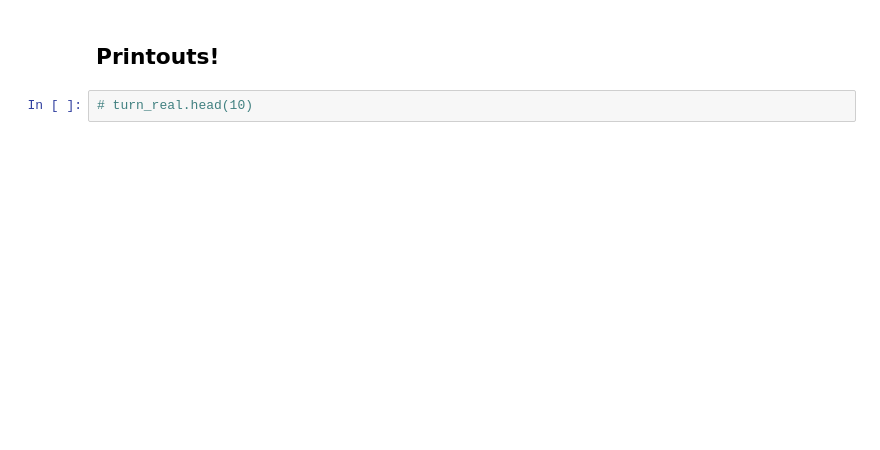
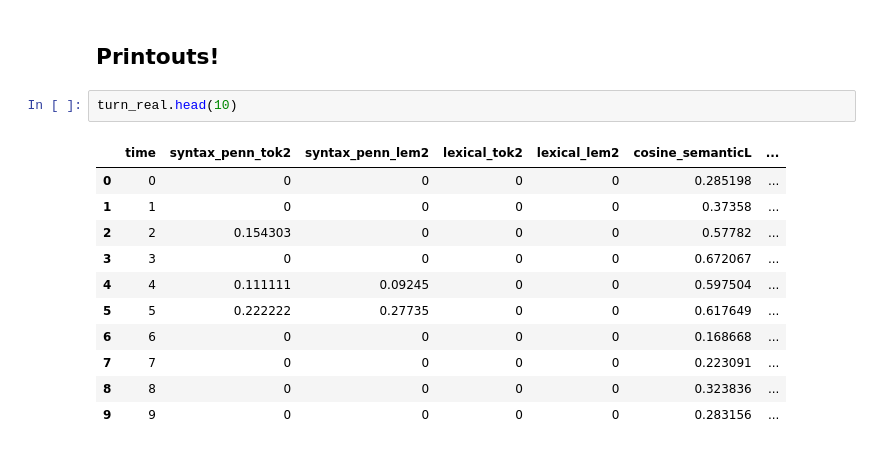
Before and after one commit to nickduran/align-linguistic-alignment, a Jupyter notebook: ALIGN_MASTER.ipynb, the cells around one changed output. Cells and saved outputs as stored; diff of their text form; blank space fills up the shorter version.

```diff
--- a/ALIGN_MASTER.ipynb
+++ b/ALIGN_MASTER.ipynb
@@ -1987,5 +1997,17 @@ end - start_phase1
 # %% [markdown]
 ## Printouts!
 # %%
-# turn_real.head(10)
+turn_real.head(10)
+# %% [output]
+|  | time | syntax_penn_tok2 | syntax_penn_lem2 | lexical_tok2 | lexical_lem2 | cosine_semanticL | ... |
+| 0 | 0 | 0 | 0 | 0 | 0 | 0.285198 | ... |
+| 1 | 1 | 0 | 0 | 0 | 0 | 0.37358 | ... |
+| 2 | 2 | 0.154303 | 0 | 0 | 0 | 0.57782 | ... |
+| 3 | 3 | 0 | 0 | 0 | 0 | 0.672067 | ... |
+| 4 | 4 | 0.111111 | 0.09245 | 0 | 0 | 0.597504 | ... |
+| 5 | 5 | 0.222222 | 0.27735 | 0 | 0 | 0.617649 | ... |
+| 6 | 6 | 0 | 0 | 0 | 0 | 0.168668 | ... |
+| 7 | 7 | 0 | 0 | 0 | 0 | 0.223091 | ... |
+| 8 | 8 | 0 | 0 | 0 | 0 | 0.323836 | ... |
+| 9 | 9 | 0 | 0 | 0 | 0 | 0.283156 | ... |
 # %%
```
Also changed, not shown: parts of 43 cells of this notebook.
